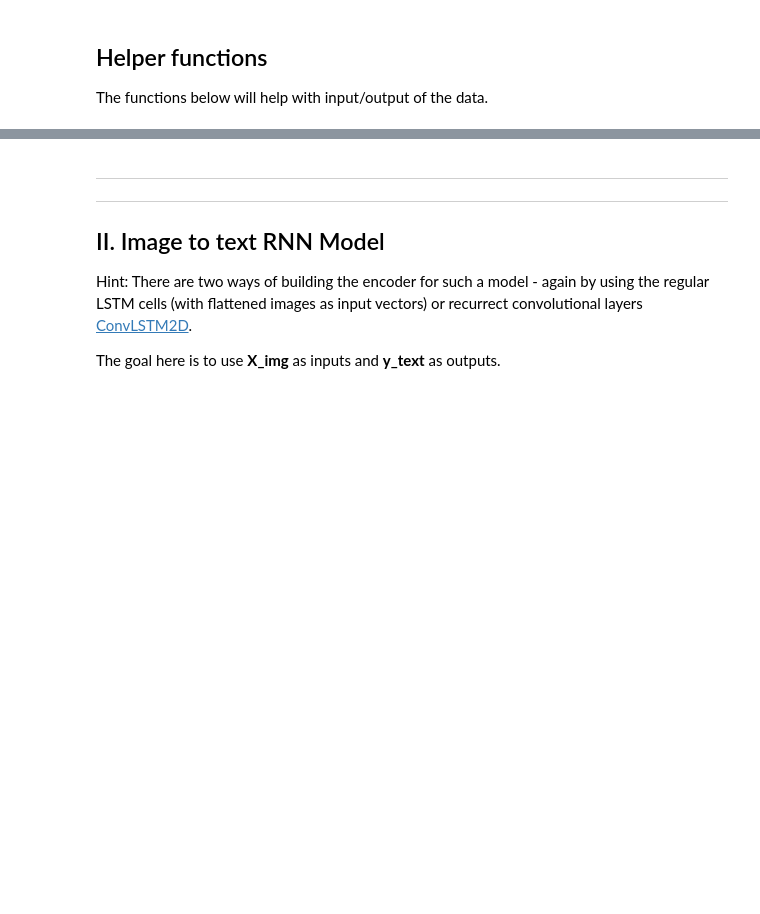
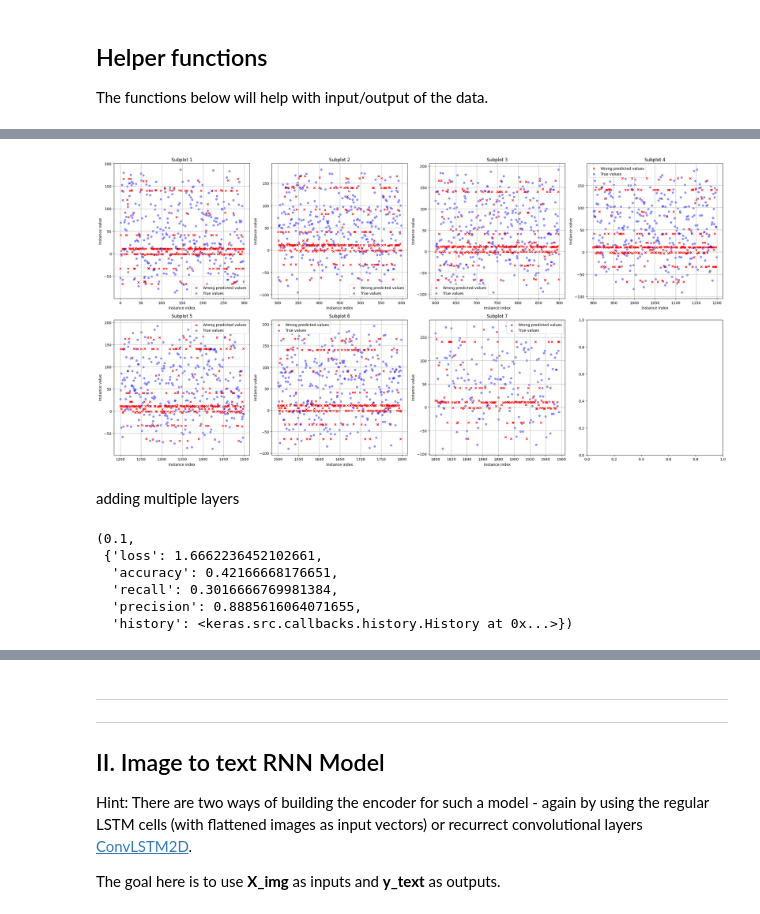
Before and after one commit to Demmenie/itdl, a Jupyter notebook: itdl-a2/A2_RNNs.ipynb, the cells around one changed output, grey strips where cells are left out. Saved outputs shown, nothing was run; the diff lists cells and outputs as text; code cells hidden in the pictures; blank space fills up the shorter version.

```diff
--- a/itdl-a2/A2_RNNs.ipynb
+++ b/itdl-a2/A2_RNNs.ipynb
@@ -409,0 +598,67 @@ Test loss: 1.02942955493927, Test accuracy: 0.6111111640930176
+# %%
+# visualize the wrongly classified instances (2.2)
+# Set the batch size
+
+def plot_wrong_classified(cleaned_wrong_classified, cleaned_true,batch_size=300):
+
+    # Get the total number of instances
+    total_instances = len(cleaned_wrong_classified)
+
+    # Calculate the number of subplots needed
+    num_subplots = int(np.ceil(total_instances / batch_size))
+
+    # Calculate the number of rows and columns for the subplot grid
+    num_rows = int(np.sqrt(num_subplots))
+    num_cols = int(np.ceil(num_subplots / num_rows))
+
+    # Create a subplot grid
+    fig, axs = plt.subplots(num_rows, num_cols, figsize=(24, 12))
+
+    # Flatten the axs array if it's a multi-dimensional array
+    axs = axs.flatten()
+
+    # Plot instances in batches of 250
+    for i in range(num_subplots):
+        start_index = i * batch_size
+        end_index = min((i + 1) * batch_size, total_instances)
+
+        # Use the current subplot
+        ax = axs[i]
+
+        # Plot instances that were wrongly labeled
+        ax.scatter(range(start_index, end_index), cleaned_wrong_classified[start_index:end_index],
+                color='red', marker='x', label='Wrong predicted values', s=25)
+
+        # Plot true values of the wrongly classified instances
+        ax.scatter(range(start_index, end_index), cleaned_true[start_index:end_index],
+                color='blue', marker='o', label='True values', s=25, alpha=0.4)
+
+        # Customize the subplot
+        ax.set_xlabel('Instance index')
+        ax.set_ylabel('Instance value')
+        ax.set_title(f'Subplot {i+1}')
+        ax.grid()
+
+        # Create a legend with unique labels
+        ax.legend()
+
+    # Adjust layout to prevent clipping of titles
+    plt.tight_layout()
+
+    # Display the grid of subplots
+    plt.show()
+
+plot_wrong_classified(cleaned_wrong_classified, cleaned_true)
+# %% [output]
+[figure, added]
+# %% [markdown]
+adding multiple layers
+# %%
+best_config_key,best_config
+# %% [output]
+(0.1,
+ {'loss': 1.6662236452102661,
+  'accuracy': 0.42166668176651,
+  'recall': 0.3016666769981384,
+  'precision': 0.8885616064071655,
+  'history': <keras.src.callbacks.history.History at 0x...>})
```
Also changed, not shown: parts of 28 cells of this notebook.
